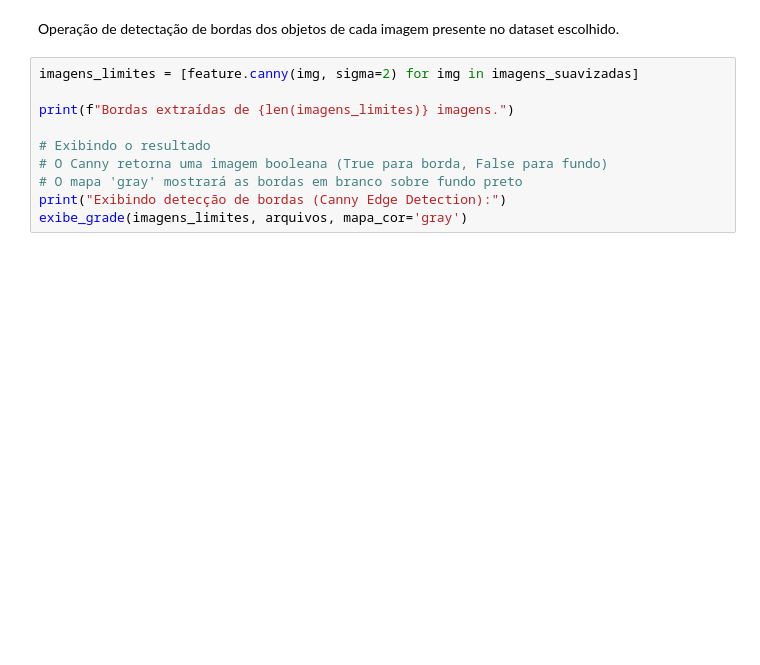
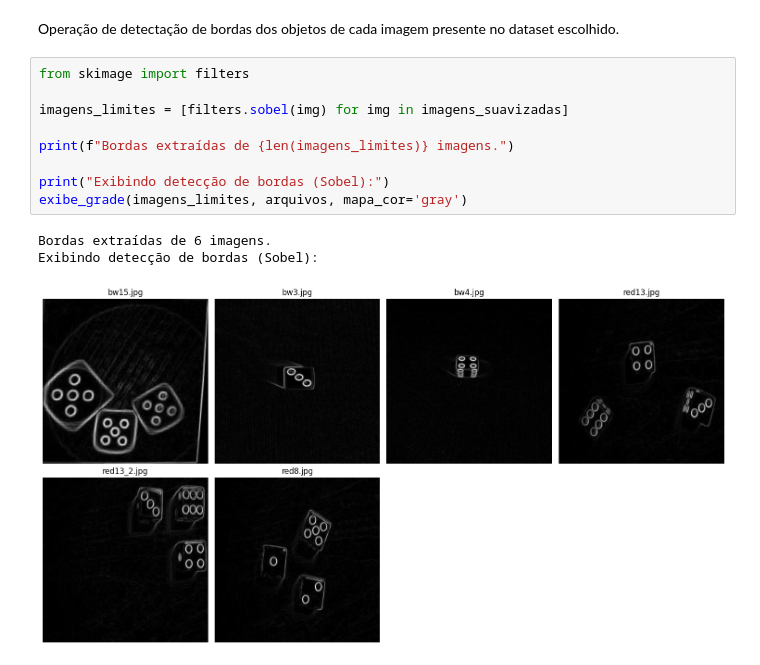
Before and after one commit to Itor-Carlos/Trabalho-Final-Processamento-de-Imagem, a Jupyter notebook: Trabalho_Final.ipynb, the cells around one changed output. Saved outputs shown, nothing was run; the diff lists cells and outputs as text; blank space fills up the shorter version.

Commit message:
aplicando sobel e binarização

```diff
--- a/Trabalho_Final.ipynb
+++ b/Trabalho_Final.ipynb
@@ -85,12 +115,15 @@ exibe_grade(imagens_suavizadas, arquivos, mapa_cor='gray')
 # %% [markdown]
 Operação de detectação de bordas dos objetos de cada imagem presente no dataset escolhido.
 # %%
-imagens_limites = [feature.canny(img, sigma=2) for img in imagens_suavizadas]
+from skimage import filters
+
+imagens_limites = [filters.sobel(img) for img in imagens_suavizadas]
 
 print(f"Bordas extraídas de {len(imagens_limites)} imagens.")
 
-# Exibindo o resultado
-# O Canny retorna uma imagem booleana (True para borda, False para fundo)
-# O mapa 'gray' mostrará as bordas em branco sobre fundo preto
-print("Exibindo detecção de bordas (Canny Edge Detection):")
+print("Exibindo detecção de bordas (Sobel):")
 exibe_grade(imagens_limites, arquivos, mapa_cor='gray')
+# %% [output]
+Bordas extraídas de 6 imagens.
+Exibindo detecção de bordas (Sobel):
+[figure, added]
```
Also changed, not shown: parts of 10 cells of this notebook, 7 other files.
